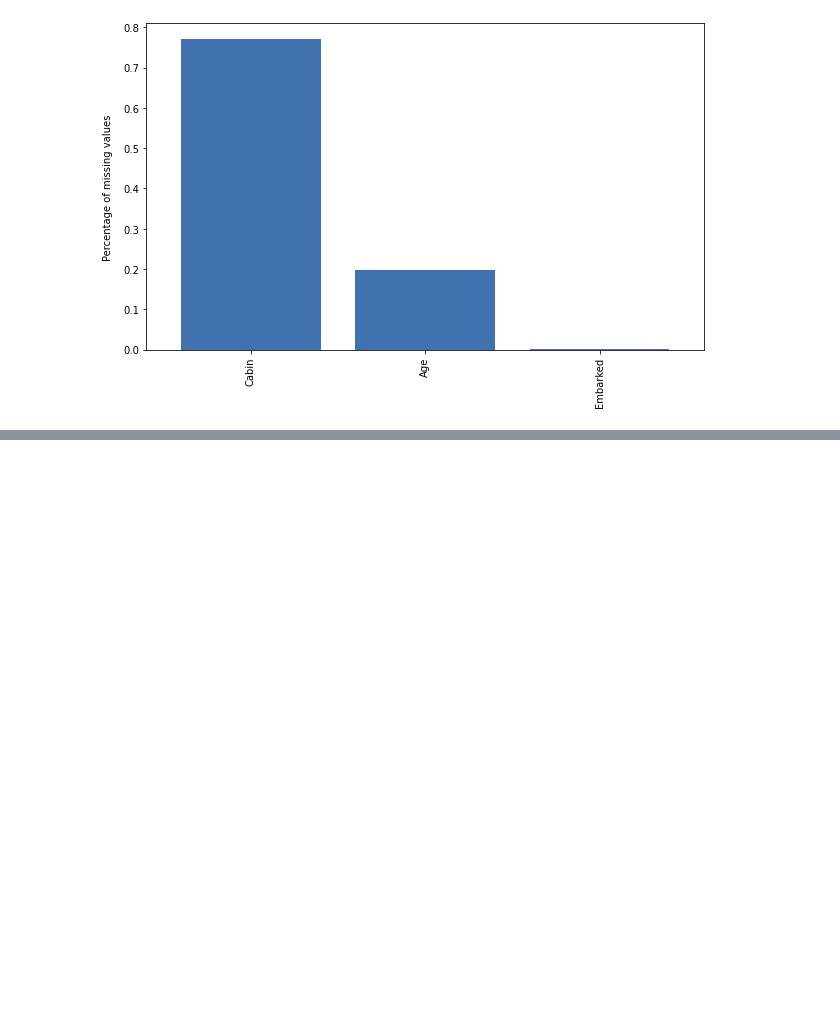
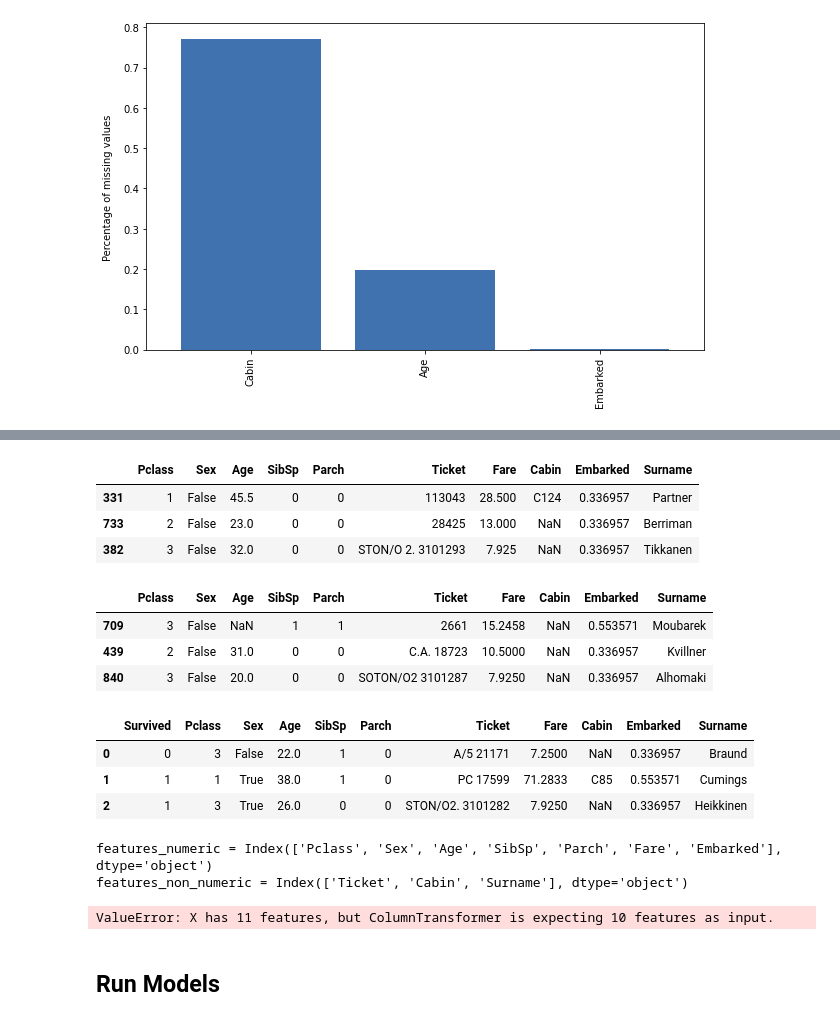
Before and after one commit to Yucheng-Zhu/Titanic_MachineLearningfromDisaster, a Jupyter notebook: Titanic (MLP).ipynb, the cells around one changed output, grey strips where cells are left out. Saved outputs shown, nothing was run; the diff lists cells and outputs as text; code cells hidden in the pictures; blank space fills up the shorter version.

```diff
--- a/Titanic (MLP).ipynb
+++ b/Titanic (MLP).ipynb
@@ -277,0 +192,7 @@ ValueError: X has 12 features, but ColumnTransformer is expecting 13 features as
+# %%
+# -- Separate independent variables and dependent variables
+X_train_clean = df_train_surnameOnly.drop(['PassengerId', 'Survived', 'Count'], axis=1)
+y_train_clean = df_train_surnameOnly['Survived']
+X_test_clean = df_test_surnameOnly.drop(['PassengerId', 'Count'], axis=1)
+assert all(X_train_clean.columns == X_test_clean.columns)
+X_train_clean
@@ -277,0 +236,68 @@ ValueError: X has 12 features, but ColumnTransformer is expecting 13 features as
+# %%
+X_train.head(3)
+# %% [output]
+|  | Pclass | Sex | Age | SibSp | Parch | Ticket | Fare | Cabin | Embarked | Surname |
+| 331 | 1 | False | 45.5 | 0 | 0 | 113043 | 28.500 | C124 | 0.336957 | Partner |
+| 733 | 2 | False | 23.0 | 0 | 0 | 28425 | 13.000 | NaN | 0.336957 | Berriman |
+| 382 | 3 | False | 32.0 | 0 | 0 | STON/O 2. 3101293 | 7.925 | NaN | 0.336957 | Tikkanen |
+# %%
+X_valid.head(3)
+# %% [output]
+|  | Pclass | Sex | Age | SibSp | Parch | Ticket | Fare | Cabin | Embarked | Surname |
+| 709 | 3 | False | NaN | 1 | 1 | 2661 | 15.2458 | NaN | 0.553571 | Moubarek |
+| 439 | 2 | False | 31.0 | 0 | 0 | C.A. 18723 | 10.5000 | NaN | 0.336957 | Kvillner |
+| 840 | 3 | False | 20.0 | 0 | 0 | SOTON/O2 3101287 | 7.9250 | NaN | 0.336957 | Alhomaki |
+# %%
+X_test_clean.head(3)
+# %% [output]
+|  | Survived | Pclass | Sex | Age | SibSp | Parch | Ticket | Fare | Cabin | Embarked | Surname |
+| 0 | 0 | 3 | False | 22.0 | 1 | 0 | A/5 21171 | 7.2500 | NaN | 0.336957 | Braund |
+| 1 | 1 | 1 | True | 38.0 | 1 | 0 | PC 17599 | 71.2833 | C85 | 0.553571 | Cumings |
+| 2 | 1 | 3 | True | 26.0 | 0 | 0 | STON/O2. 3101282 | 7.9250 | NaN | 0.336957 | Heikkinen |
+# %%
+# -- Normalization and one hot
+from sklearn.compose import make_column_transformer
+from sklearn.preprocessing import MinMaxScaler, OneHotEncoder
+def NormalizeAndOneHot(Xs):
+    # -- Separate numeric and non-numeric features
+    features_numeric, features_non_numeric = \
+        SeparateNumericAndNonNumericFeatures(
+            Xs[0],
+        )
+    print(f'{features_numeric = }')
+    print(f'{features_non_numeric = }')
+
+    # --
+    ct = make_column_transformer(
+        ( # turn all values in these columns between 0 and 1
+            MinMaxScaler(),
+            features_numeric[:-1]
+        ),
+        (
+            OneHotEncoder(handle_unknown="ignore", sparse=False),
+            features_non_numeric
+        )
+    )
+    ct.fit(Xs[0])
+
+    Xs_normal = []
+    for i in range(len(Xs)):
+        Xs_normal.append(
+            ct.transform(Xs[i])
+        )
+    return Xs_normal
+X_train_normalized, X_valid_normalized, X_test_normalized = \
+    NormalizeAndOneHot(
+        [
+            X_train,
+            X_valid,
+            X_test_clean
+        ]
+    )
+train_normalized
+# %% [output]
+features_numeric = Index(['Pclass', 'Sex', 'Age', 'SibSp', 'Parch', 'Fare', 'Embarked'], dtype='object')
+features_non_numeric = Index(['Ticket', 'Cabin', 'Surname'], dtype='object')
+ValueError: X has 11 features, but ColumnTransformer is expecting 10 features as input.
+# %% [markdown]
+## Run Models
```
Also changed, not shown: parts of 14 cells of this notebook.
